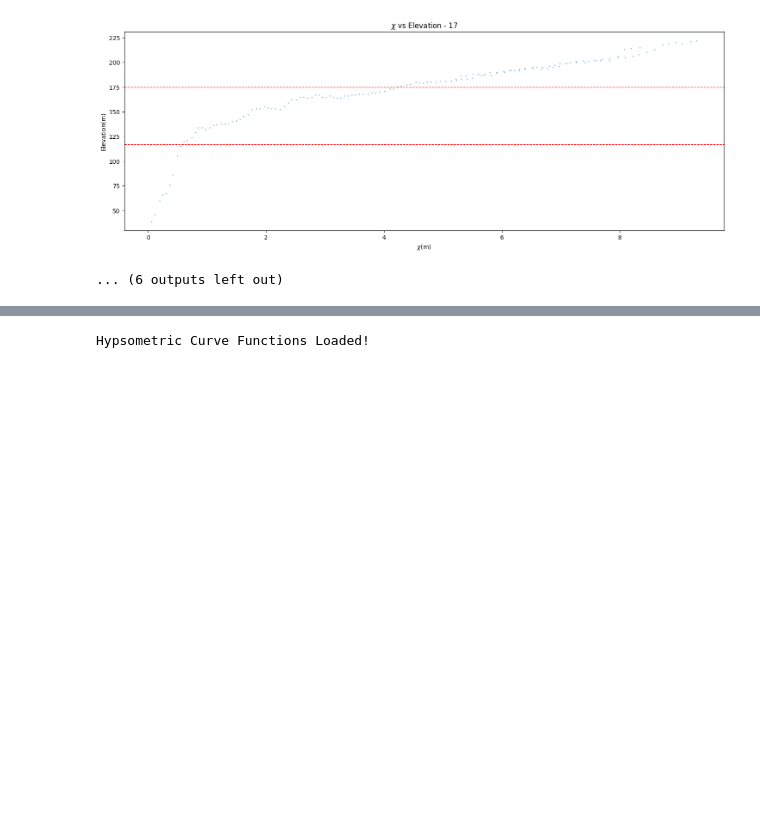
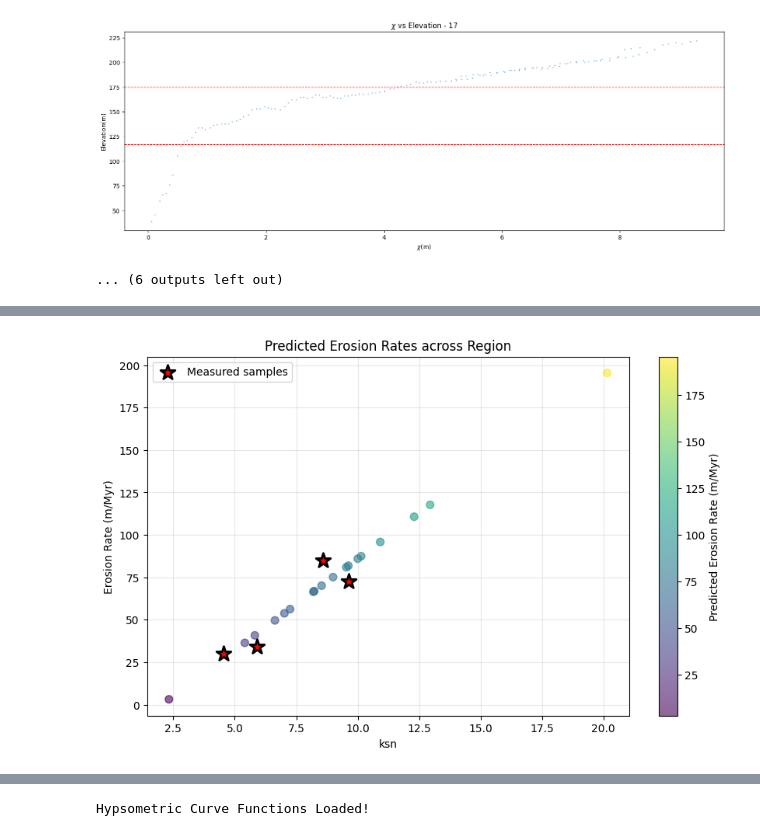
Before and after one commit to glong1321/AndesTG, a Jupyter notebook: Rapel/base_level/SteepnessRapel.ipynb, the cells around one changed output, grey strips where cells are left out. Cells and saved outputs as stored; diff of their text form; code cells hidden in the pictures; blank space fills up the shorter version.

```diff
--- a/Rapel/base_level/SteepnessRapel.ipynb
+++ b/Rapel/base_level/SteepnessRapel.ipynb
@@ -744,0 +910,34 @@ for i, row in tributaries.iterrows():
+# %%
+# Use your existing correlation to predict erosion rates
+# (only if you're confident in the relationship!)
+
+if len(averaged_ksn) >= 2:
+    # Use the correlation from your sampled sites
+    slope_corr, intercept_corr, r_corr, p_corr, std_err_corr = linregress(averaged_ksn, erosion_rates)
+
+    # Predict erosion rates for all tributaries
+    predicted_erosion = []
+
+    for ksn in tributary_ksn:
+        predicted_e = slope_corr * ksn + intercept_corr
+        predicted_erosion.append(predicted_e)
+
+    # Create a map-like plot showing predicted erosion rates
+    plt.figure(figsize=(10, 6))
+    scatter = plt.scatter(tributary_ksn, predicted_erosion, c=predicted_erosion,
+                         cmap='viridis', s=50, alpha=0.6)
+    plt.colorbar(scatter, label='Predicted Erosion Rate (m/Myr)')
+
+    # Overlay your actual measurements
+    plt.scatter(averaged_ksn, erosion_rates, s=200, color='red',
+               edgecolor='black', linewidth=2, marker='*',
+               label='Measured samples', zorder=5)
+
+    plt.xlabel('ksn')
+    plt.ylabel('Erosion Rate (m/Myr)')
+    plt.title('Predicted Erosion Rates across Region')
+    plt.legend()
+    plt.grid(True, alpha=0.3)
+    plt.show()
+# %% [output]
+[figure, added]
```
Also changed, not shown: parts of 8 cells of this notebook.
